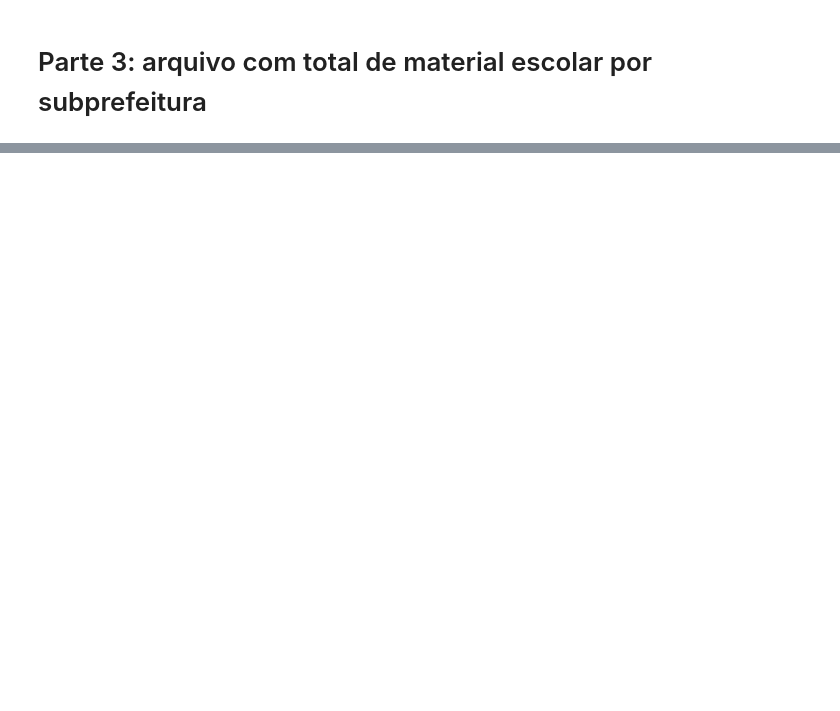
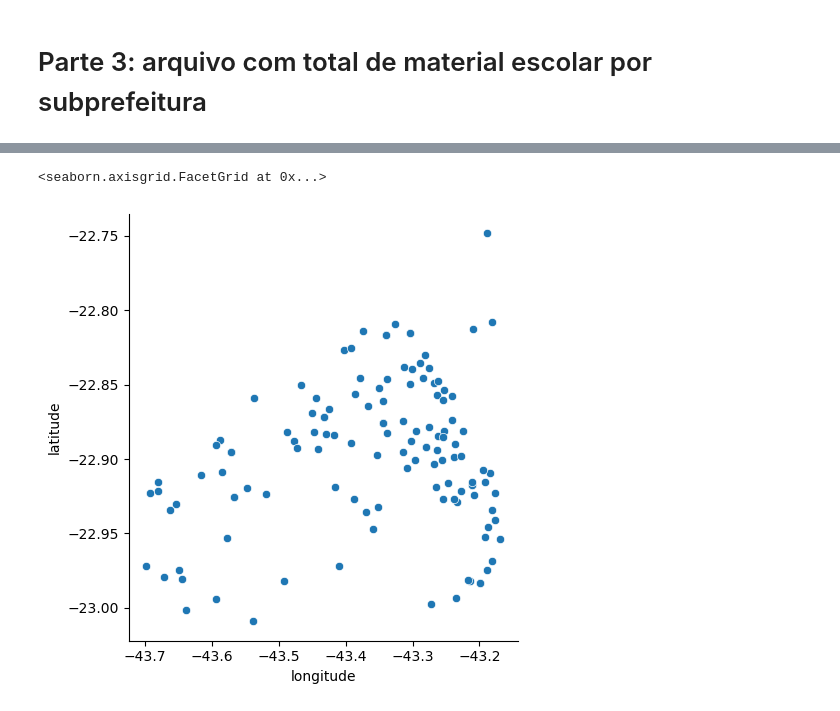
Before and after one commit to isabelepinto/limpeza_de_dados_projeto, a Jupyter notebook: projeto.ipynb, the cells around one changed output, grey strips where cells are left out. Cells and saved outputs as stored; diff of their text form; code cells hidden in the pictures; blank space fills up the shorter version.

Commit message:
criado primeiro plot

```diff
--- a/projeto.ipynb
+++ b/projeto.ipynb
@@ -386,0 +383,10 @@ print(agrupado_por_subprefeitura)
+# %%
+import seaborn as sns
+
+sns.relplot(
+    data=df_merge,
+    x="longitude", y="latitude",
+)
+# %% [output]
+<seaborn.axisgrid.FacetGrid at 0x...>
+[figure, added]
```
Also changed, not shown: parts of 6 cells of this notebook, 2 other files.
